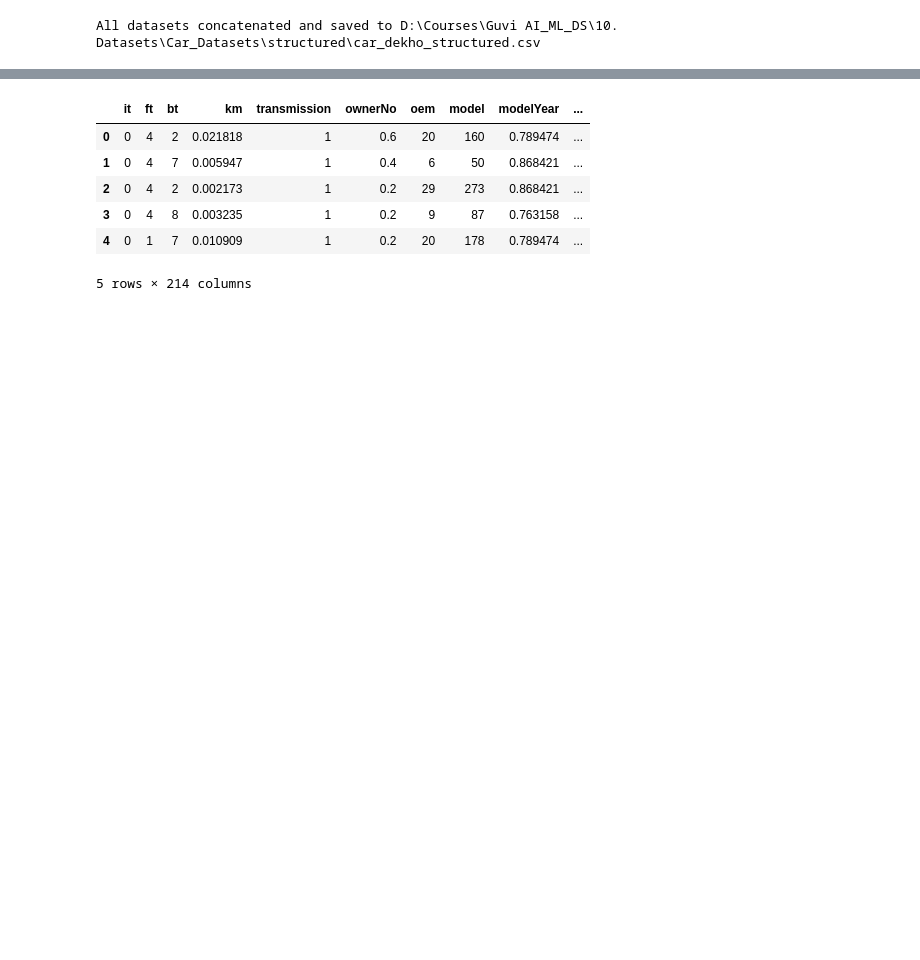
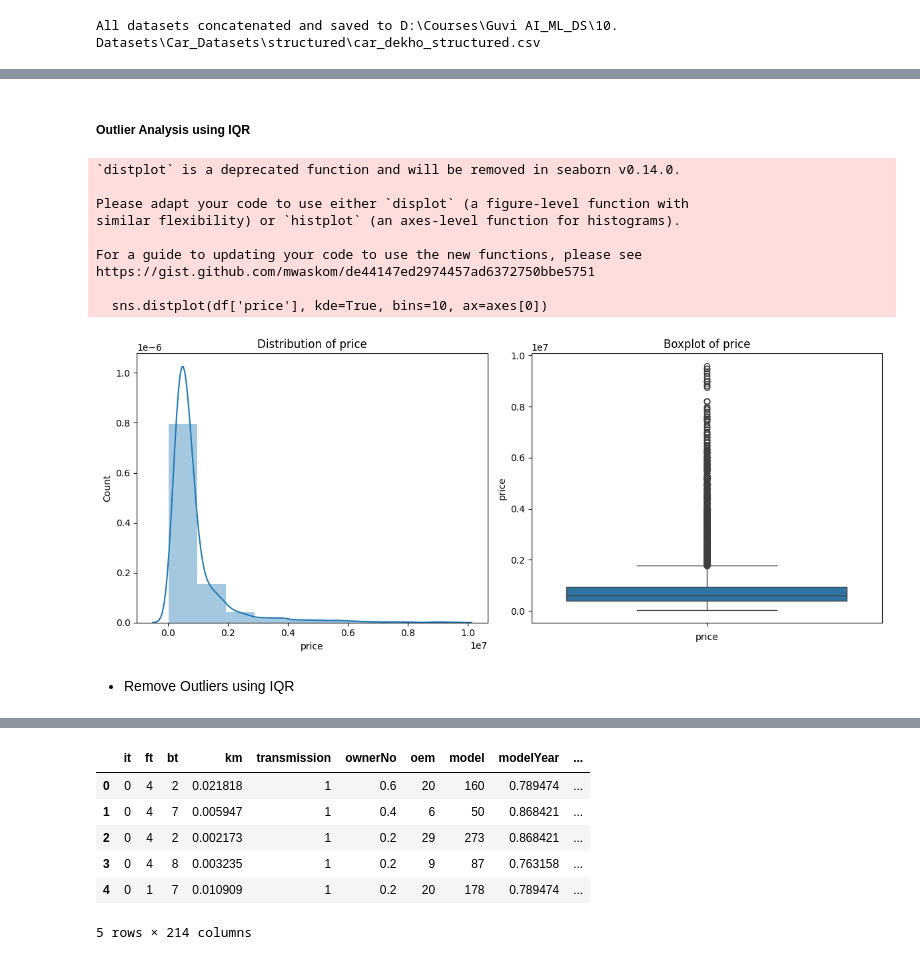
Before and after one commit to Jegadeswari/Used-Car-Price-Prediction, a Jupyter notebook: CarPricePrediction.ipynb, the cells around one changed output, grey strips where cells are left out. Drawn from its saved outputs; the diff is of its cells as text; code cells hidden in the pictures; blank space fills up the shorter version.

```diff
--- a/CarPricePrediction.ipynb
+++ b/CarPricePrediction.ipynb
@@ -981,0 +784,3 @@ Loading Dataset for Machine Learning Model
+# %%
+features_list = ['ownerNo','modelYear','ft', 'bt', 'km','transmission', 'oem', 'model', 'variantName', 'price','top_3_value','top_0_value.2','City']
+df[features_list]
@@ -981,0 +905,18 @@ Loading Dataset for Machine Learning Model
+# %%
+# Normalizing numerical features using Min-Max Scaling, excluding 'price'
+scalers = {}
+def min_max_scaling(df, columns):
+    global scalers
+    for col in columns:
+        if col in df.columns:
+            scaler = MinMaxScaler()
+            df[col] = scaler.fit_transform(df[[col]])
+            scalers[col] = scaler
+    return df
+
+# Pick up all numeric columns excluding 'Price' for scaling
+columns_to_scale = [col for col in features_list if col != 'price']
+
+df = min_max_scaling(df, columns_to_scale)
+
+df[features_list].describe()
@@ -981,0 +933,34 @@ Loading Dataset for Machine Learning Model
+# %% [markdown]
+##### Outlier Analysis using IQR
+# %%
+fig,axes=plt.subplots(1,2,figsize=(12,5))
+
+# Distribution plot for the "price" column
+sns.distplot(df['price'], kde=True, bins=10, ax=axes[0])
+axes[0].set_title("Distribution of price")
+axes[0].set_xlabel("price")
+axes[0].set_ylabel("Count")
+
+# Boxplot plot for the "price" column
+sns.boxplot(data=df, y='price',ax=axes[1])
+axes[1].set_title("Boxplot of price")
+axes[1].set_xlabel("price")
+
+# Adjust layout
+plt.tight_layout()
+
+# Display the subplots
+plt.show()
+# %% [output]
+`distplot` is a deprecated function and will be removed in seaborn v0.14.0.
+
+Please adapt your code to use either `displot` (a figure-level function with
+similar flexibility) or `histplot` (an axes-level function for histograms).
+
+For a guide to updating your code to use the new functions, please see
+https://gist.github.com/mwaskom/de44147ed2974457ad6372750bbe5751
+
+  sns.distplot(df['price'], kde=True, bins=10, ax=axes[0])
+[figure, added]
+# %% [markdown]
+* Remove Outliers using IQR
```
Also changed, not shown: parts of 119 cells of this notebook, 1 other file.
